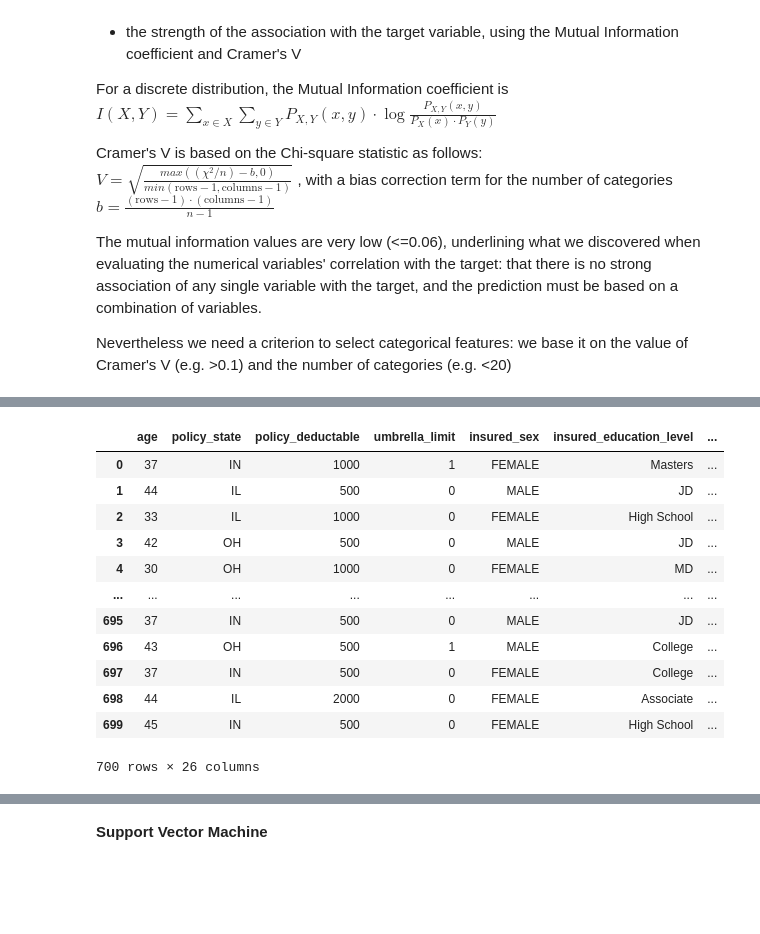
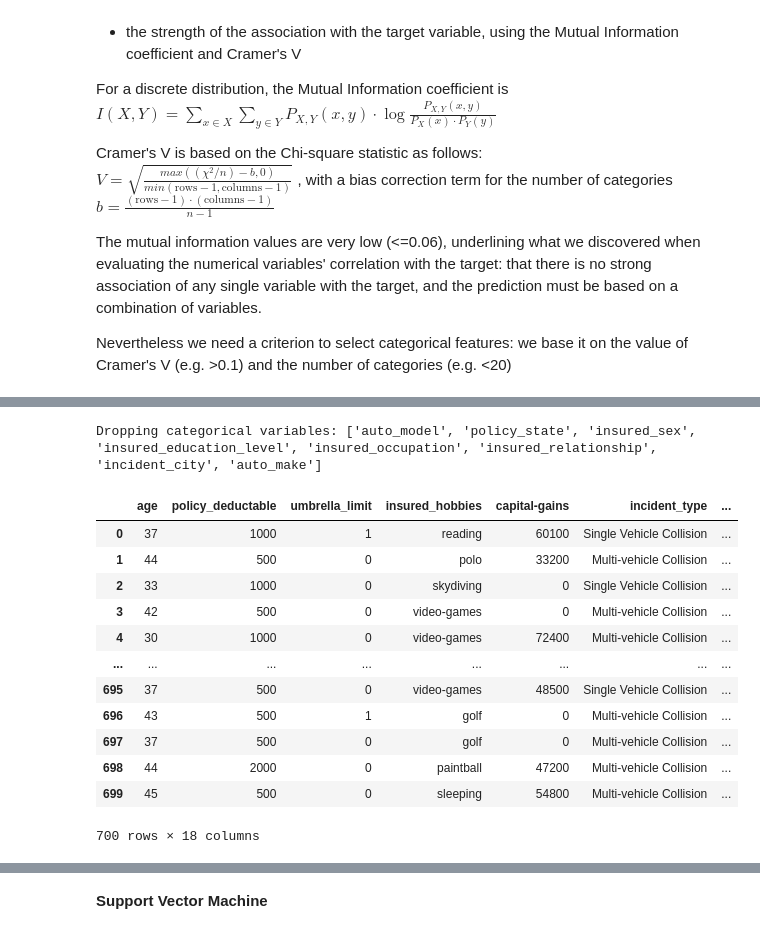
Before and after one commit to AndreaLK3/ClaimsChallenge, a Jupyter notebook: DataScientist_code-challenge.ipynb, the cells around one changed output, grey strips where cells are left out. Drawn from its saved outputs; the diff is of its cells as text; code cells hidden in the pictures; blank space fills up the shorter version.

Commit message:
=set up pipeline and printout of results; must run experiments...

```diff
--- a/DataScientist_code-challenge.ipynb
+++ b/DataScientist_code-challenge.ipynb
@@ -486,29 +486,29 @@ display(c_info_df)
 | 12 | auto_make | 14 | 0.000000 | 0.000000 |
 # %%
-def filter_catvars(max_categories, v_cutoff):
+def filter_catvars(df, max_categories, v_cutoff):
     cat_variables_to_drop = []
     for i,row in c_info_df.iterrows():
         v = row["Variable"]
         num_categories = row["N. unique values"]
         v_coeff = row["Cramer's V"]
         if (num_categories > max_categories) or (v_coeff < v_cutoff):
             cat_variables_to_drop.append(v)
-    print("Dropping: " + str(cat_variables_to_drop))
+    print("Dropping categorical variables: " + str(cat_variables_to_drop))
     return df.drop(cat_variables_to_drop, axis=1)
+filter_catvars(df, 20,0.1)
+# %% [output]
+Dropping categorical variables: ['auto_model', 'policy_state', 'insured_sex', 'insured_education_level', 'insured_occupation', 'insured_relationship', 'incident_city', 'auto_make']
+|  | age | policy_deductable | umbrella_limit | insured_hobbies | capital-gains | incident_type | ... |
+| 0 | 37 | 1000 | 1 | reading | 60100 | Single Vehicle Collision | ... |
+| 1 | 44 | 500 | 0 | polo | 33200 | Multi-vehicle Collision | ... |
+| 2 | 33 | 1000 | 0 | skydiving | 0 | Single Vehicle Collision | ... |
+| 3 | 42 | 500 | 0 | video-games | 0 | Multi-vehicle Collision | ... |
+| 4 | 30 | 1000 | 0 | video-games | 72400 | Multi-vehicle Collision | ... |
+| ... | ... | ... | ... | ... | ... | ... | ... |
+| 695 | 37 | 500 | 0 | video-games | 48500 | Single Vehicle Collision | ... |
+| 696 | 43 | 500 | 1 | golf | 0 | Multi-vehicle Collision | ... |
+| 697 | 37 | 500 | 0 | golf | 0 | Multi-vehicle Collision | ... |
+| 698 | 44 | 2000 | 0 | paintball | 47200 | Multi-vehicle Collision | ... |
+| 699 | 45 | 500 | 0 | sleeping | 54800 | Multi-vehicle Collision | ... |
+700 rows × 18 columns
-# %%
-df
-# %% [output]
-|  | age | policy_state | policy_deductable | umbrella_limit | insured_sex | insured_education_level | ... |
-| 0 | 37 | IN | 1000 | 1 | FEMALE | Masters | ... |
-| 1 | 44 | IL | 500 | 0 | MALE | JD | ... |
-| 2 | 33 | IL | 1000 | 0 | FEMALE | High School | ... |
-| 3 | 42 | OH | 500 | 0 | MALE | JD | ... |
-| 4 | 30 | OH | 1000 | 0 | FEMALE | MD | ... |
-| ... | ... | ... | ... | ... | ... | ... | ... |
-| 695 | 37 | IN | 500 | 0 | MALE | JD | ... |
-| 696 | 43 | OH | 500 | 1 | MALE | College | ... |
-| 697 | 37 | IN | 500 | 0 | FEMALE | College | ... |
-| 698 | 44 | IL | 2000 | 0 | FEMALE | Associate | ... |
-| 699 | 45 | IN | 500 | 0 | FEMALE | High School | ... |
-700 rows × 26 columns
 # %% [markdown]
```
Also changed, not shown: parts of 10 cells of this notebook, 1 other file.
